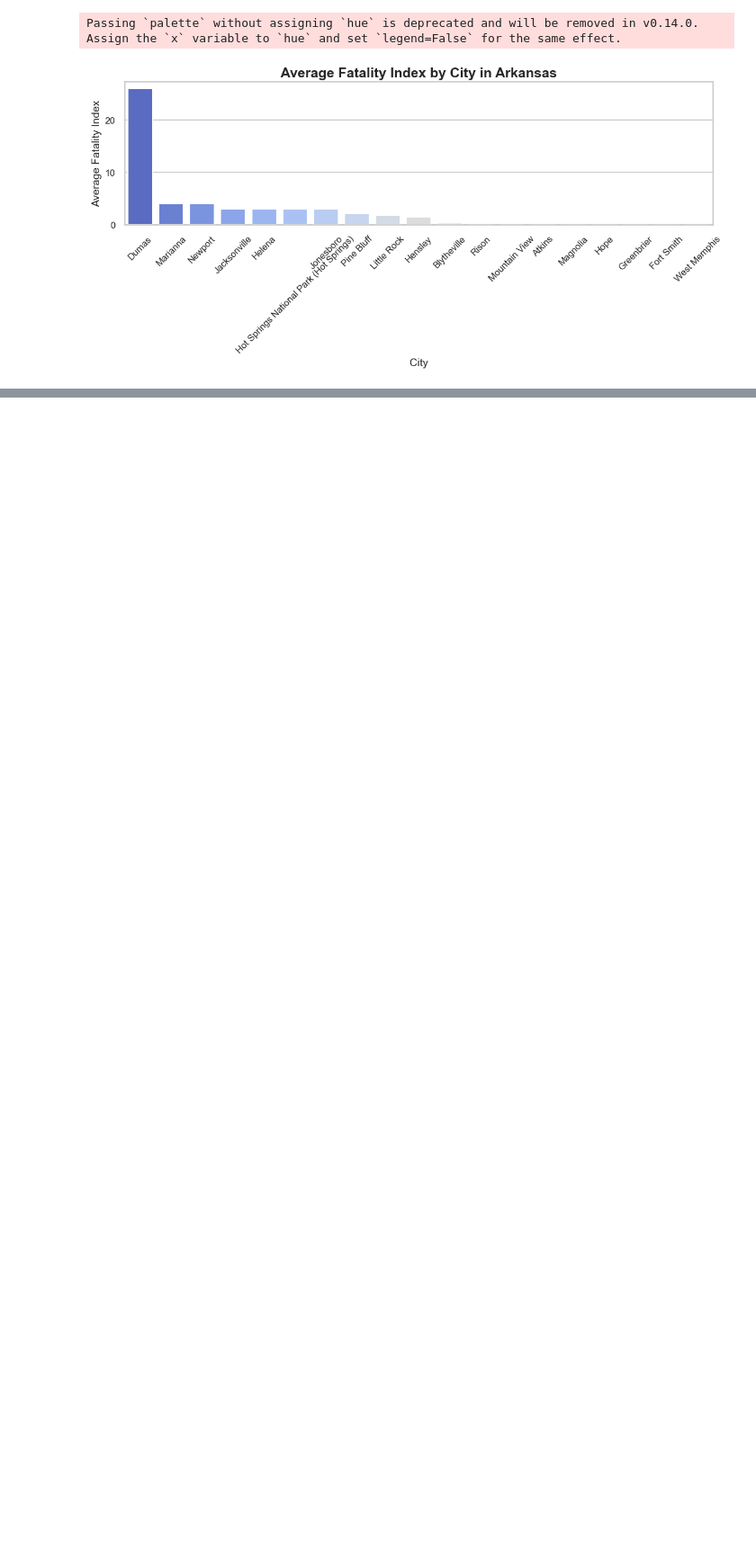
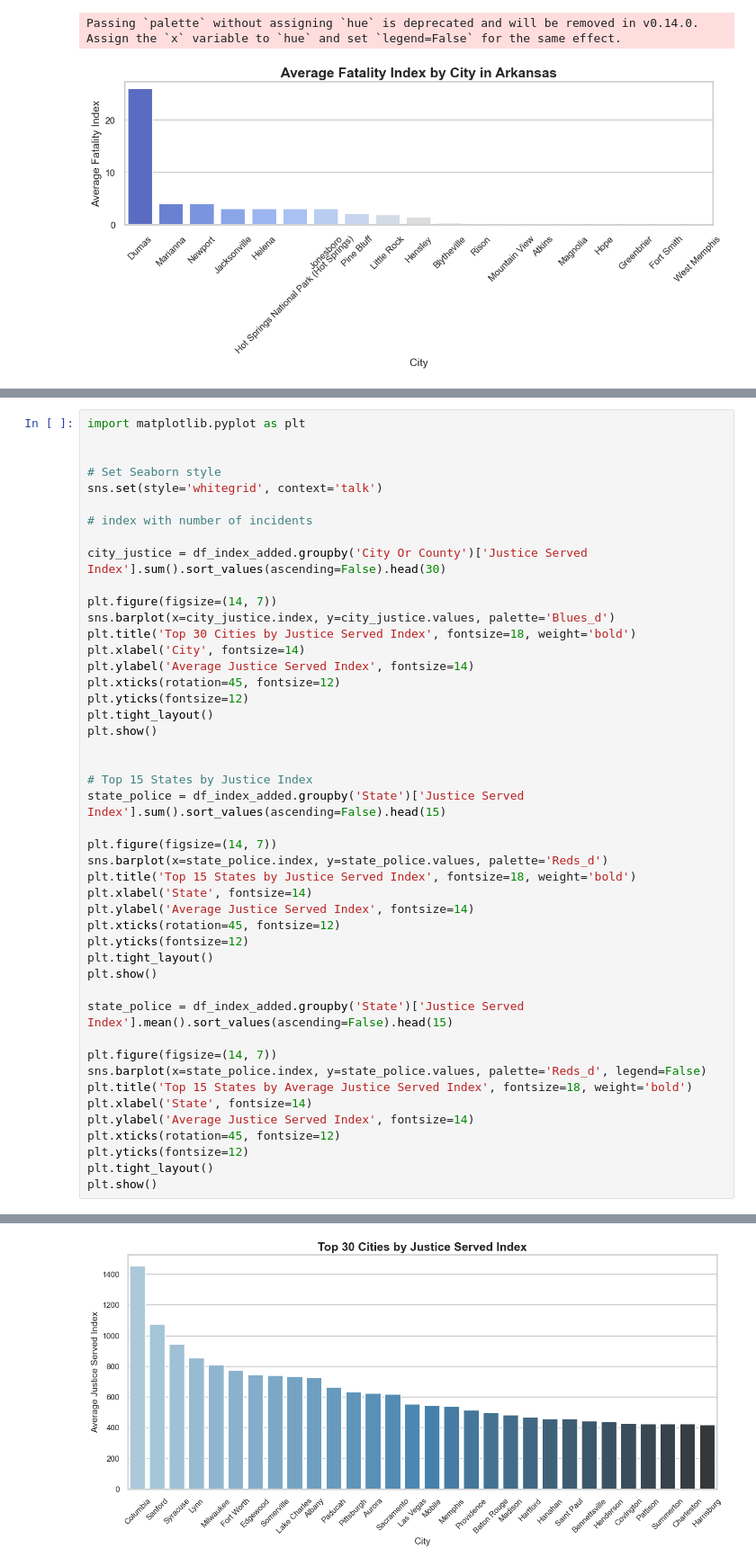
Before and after one commit to dhylan01/ECE143Group16, a Jupyter notebook: analysis.ipynb, the cells around one changed output, grey strips where cells are left out. Shown at 90% size. Drawn from its saved outputs; the diff is of its cells as text; blank space fills up the shorter version.

```diff
--- a/analysis.ipynb
+++ b/analysis.ipynb
@@ -258,0 +562,47 @@ fig_injured.show()
+# %%
+import matplotlib.pyplot as plt
+
+
+# Set Seaborn style
+sns.set(style='whitegrid', context='talk')
+
+# index with number of incidents
+
+city_justice = df_index_added.groupby('City Or County')['Justice Served Index'].sum().sort_values(ascending=False).head(30)
+
+plt.figure(figsize=(14, 7))
+sns.barplot(x=city_justice.index, y=city_justice.values, palette='Blues_d')
+plt.title('Top 30 Cities by Justice Served Index', fontsize=18, weight='bold')
+plt.xlabel('City', fontsize=14)
+plt.ylabel('Average Justice Served Index', fontsize=14)
+plt.xticks(rotation=45, fontsize=12)
+plt.yticks(fontsize=12)
+plt.tight_layout()
+plt.show()
+
+
+# Top 15 States by Justice Index
+state_police = df_index_added.groupby('State')['Justice Served Index'].sum().sort_values(ascending=False).head(15)
+
+plt.figure(figsize=(14, 7))
+sns.barplot(x=state_police.index, y=state_police.values, palette='Reds_d')
+plt.title('Top 15 States by Justice Served Index', fontsize=18, weight='bold')
+plt.xlabel('State', fontsize=14)
+plt.ylabel('Average Justice Served Index', fontsize=14)
+plt.xticks(rotation=45, fontsize=12)
+plt.yticks(fontsize=12)
+plt.tight_layout()
+plt.show()
+
+state_police = df_index_added.groupby('State')['Justice Served Index'].mean().sort_values(ascending=False).head(15)
+
+plt.figure(figsize=(14, 7))
+sns.barplot(x=state_police.index, y=state_police.values, palette='Reds_d', legend=False)
+plt.title('Top 15 States by Average Justice Served Index', fontsize=18, weight='bold')
+plt.xlabel('State', fontsize=14)
+plt.ylabel('Average Justice Served Index', fontsize=14)
+plt.xticks(rotation=45, fontsize=12)
+plt.yticks(fontsize=12)
+plt.tight_layout()
+plt.show()
+# %% [output]
@@ -258,0 +610 @@ fig_injured.show()
+[figure, added]
```
Also changed, not shown: parts of 32 cells of this notebook, 10 other files.
